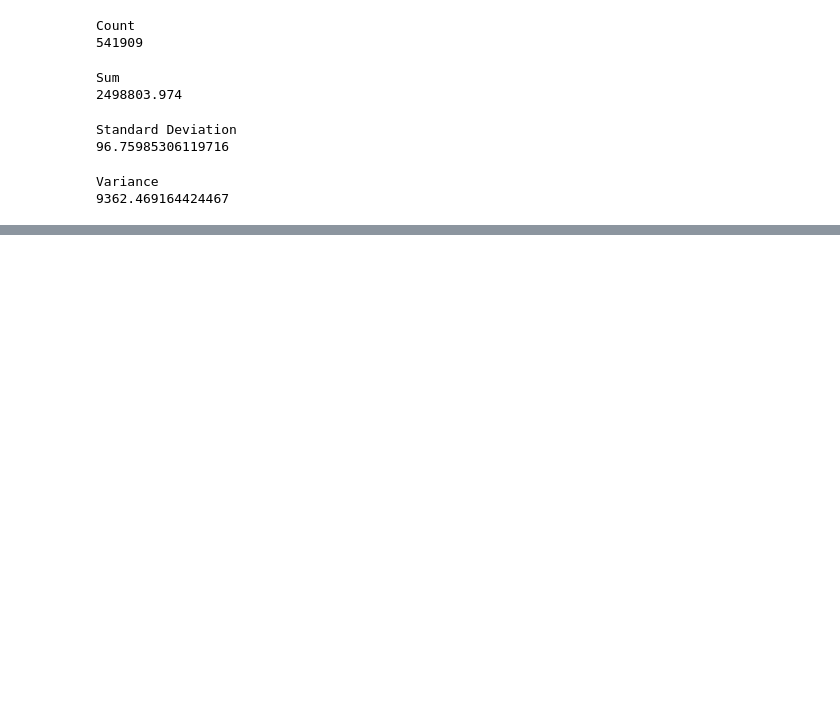
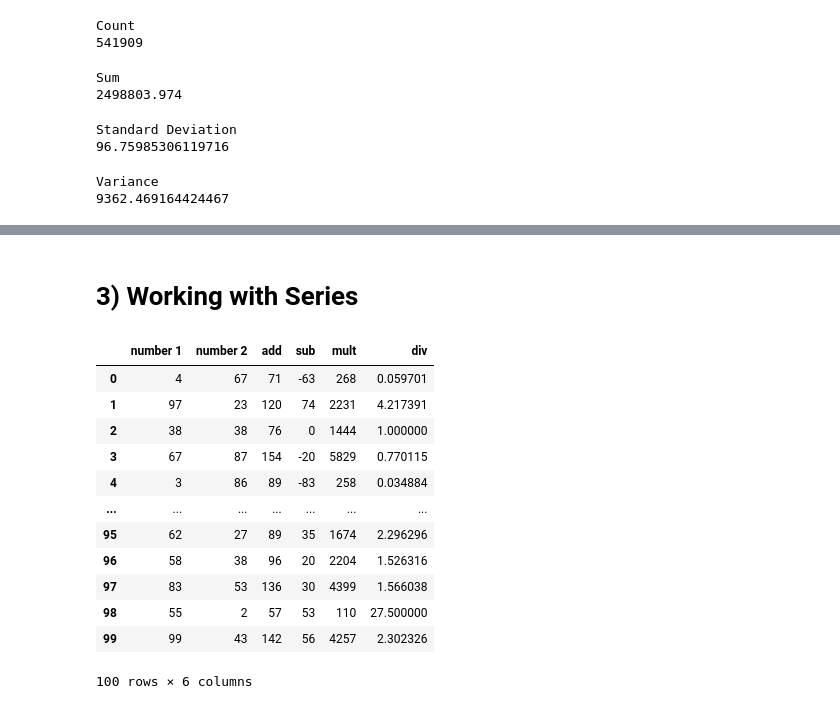
Before and after one commit to IIAnirudhII/AI-and-ML, a Jupyter notebook: Deep Learning/Lab2/Lab2.ipynb, the cells around one changed output, grey strips where cells are left out. Saved outputs shown, nothing was run; the diff lists cells and outputs as text; code cells hidden in the pictures; blank space fills up the shorter version.

```diff
--- a/Deep Learning/Lab2/Lab2.ipynb
+++ b/Deep Learning/Lab2/Lab2.ipynb
@@ -99,0 +187,29 @@ new_df[Description.values]
+# %% [markdown]
+# 3) Working with Series
+# %%
+s1=pd.Series(np.random.randint(0,100,size=100))
+s2=pd.Series(np.random.randint(0,100,size=100))
+
+add=s1+s2
+sub=s1-s2
+mult=s1*s2
+div=s1/s2
+
+data = {'number 1':s1,  'number 2':s2,  'add':add , 'sub':sub ,'mult':mult,'div':div}
+
+df6=pd.DataFrame(data)
+df6
+# %% [output]
+|  | number 1 | number 2 | add | sub | mult | div |
+| 0 | 4 | 67 | 71 | -63 | 268 | 0.059701 |
+| 1 | 97 | 23 | 120 | 74 | 2231 | 4.217391 |
+| 2 | 38 | 38 | 76 | 0 | 1444 | 1.000000 |
+| 3 | 67 | 87 | 154 | -20 | 5829 | 0.770115 |
+| 4 | 3 | 86 | 89 | -83 | 258 | 0.034884 |
+| ... | ... | ... | ... | ... | ... | ... |
+| 95 | 62 | 27 | 89 | 35 | 1674 | 2.296296 |
+| 96 | 58 | 38 | 96 | 20 | 2204 | 1.526316 |
+| 97 | 83 | 53 | 136 | 30 | 4399 | 1.566038 |
+| 98 | 55 | 2 | 57 | 53 | 110 | 27.500000 |
+| 99 | 99 | 43 | 142 | 56 | 4257 | 2.302326 |
+100 rows × 6 columns
```
Also changed, not shown: parts of 11 cells of this notebook.
